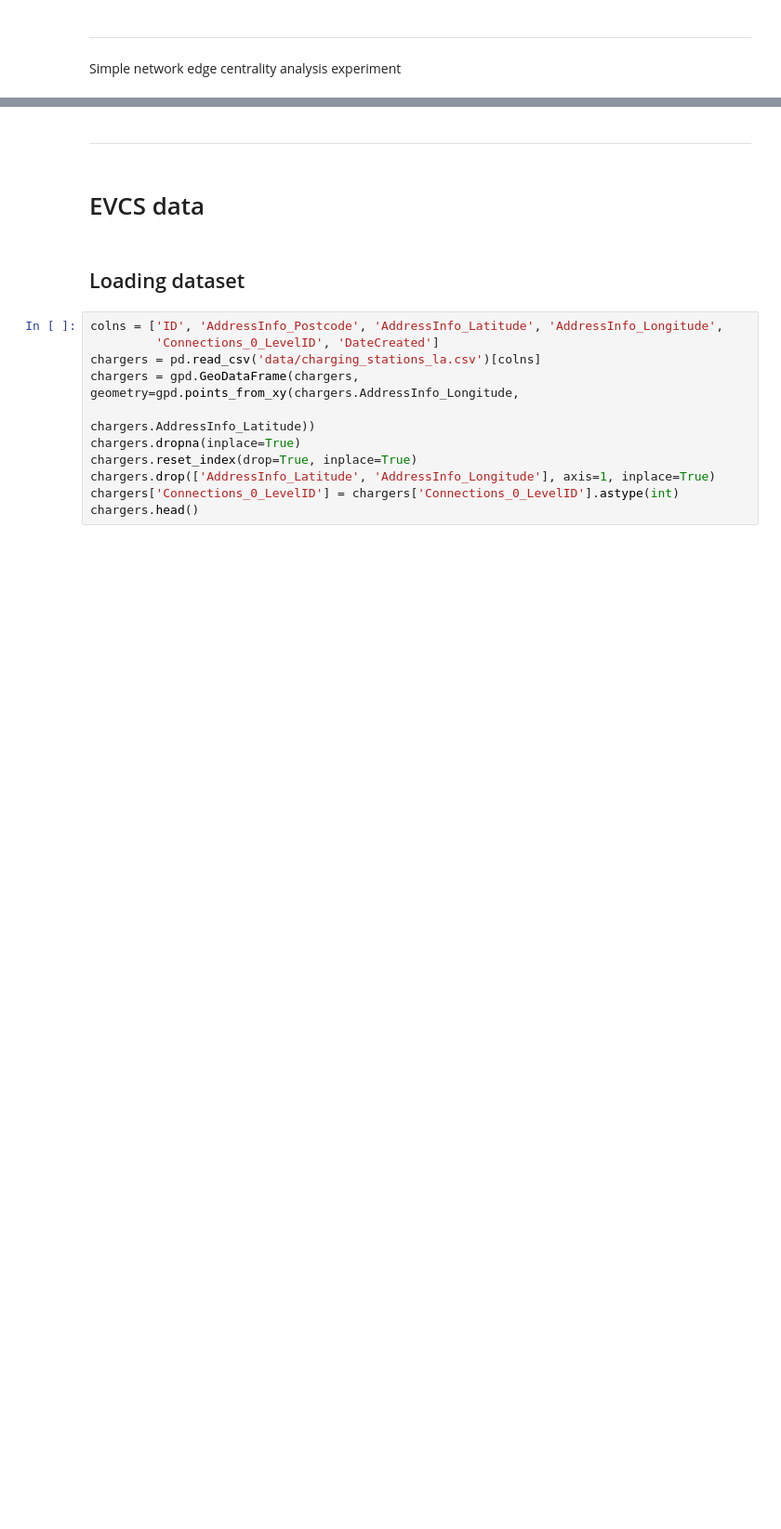
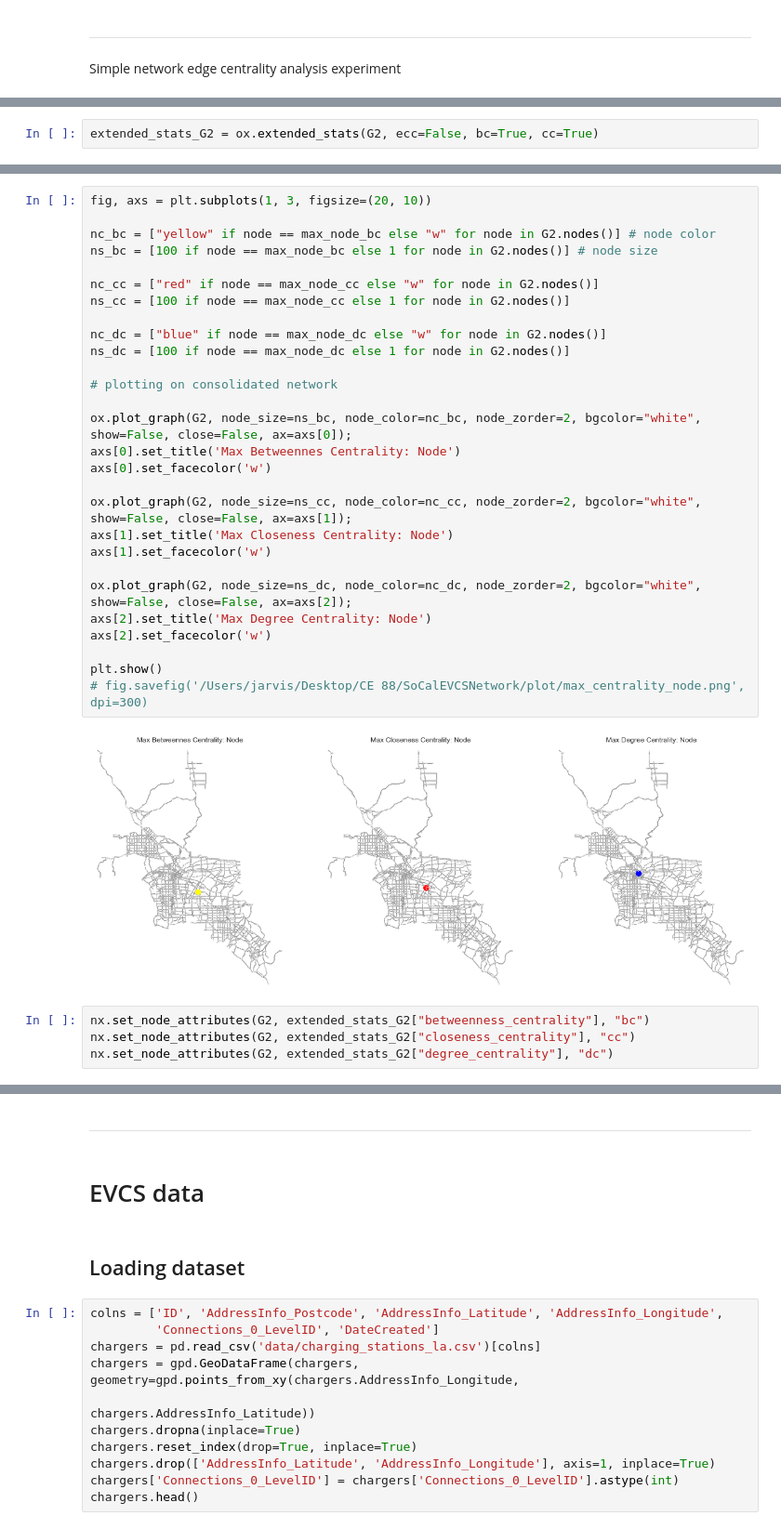
Before and after one commit to jarviskroos7/SoCalEVCSNetwork, a Jupyter notebook: ev_network_proj.ipynb, the cells around one changed output, grey strips where cells are left out. Shown at 93% size. Saved outputs shown, nothing was run; the diff lists cells and outputs as text; blank space fills up the shorter version.

```diff
--- a/ev_network_proj.ipynb
+++ b/ev_network_proj.ipynb
@@ -103,0 +129,2 @@ fig, ax = ox.plot_graph(G,
+# %%
+extended_stats_G2 = ox.extended_stats(G2, ecc=False, bc=True, cc=True)
@@ -103,0 +149,34 @@ fig, ax = ox.plot_graph(G,
+# %%
+fig, axs = plt.subplots(1, 3, figsize=(20, 10))
+
+nc_bc = ["yellow" if node == max_node_bc else "w" for node in G2.nodes()] # node color
+ns_bc = [100 if node == max_node_bc else 1 for node in G2.nodes()] # node size
+
+nc_cc = ["red" if node == max_node_cc else "w" for node in G2.nodes()]
+ns_cc = [100 if node == max_node_cc else 1 for node in G2.nodes()]
+
+nc_dc = ["blue" if node == max_node_dc else "w" for node in G2.nodes()]
+ns_dc = [100 if node == max_node_dc else 1 for node in G2.nodes()]
+
+# plotting on consolidated network
+
+ox.plot_graph(G2, node_size=ns_bc, node_color=nc_bc, node_zorder=2, bgcolor="white", show=False, close=False, ax=axs[0]);
+axs[0].set_title('Max Betweennes Centrality: Node')
+axs[0].set_facecolor('w')
+
+ox.plot_graph(G2, node_size=ns_cc, node_color=nc_cc, node_zorder=2, bgcolor="white", show=False, close=False, ax=axs[1]);
+axs[1].set_title('Max Closeness Centrality: Node')
+axs[1].set_facecolor('w')
+
+ox.plot_graph(G2, node_size=ns_dc, node_color=nc_dc, node_zorder=2, bgcolor="white", show=False, close=False, ax=axs[2]);
+axs[2].set_title('Max Degree Centrality: Node')
+axs[2].set_facecolor('w')
+
+plt.show()
+# fig.savefig('/Users/jarvis/Desktop/CE 88/SoCalEVCSNetwork/plot/max_centrality_node.png', dpi=300)
+# %% [output]
+[figure, added]
+# %%
+nx.set_node_attributes(G2, extended_stats_G2["betweenness_centrality"], "bc")
+nx.set_node_attributes(G2, extended_stats_G2["closeness_centrality"], "cc")
+nx.set_node_attributes(G2, extended_stats_G2["degree_centrality"], "dc")
```
Also changed, not shown: parts of 22 cells of this notebook, 2 other files.
